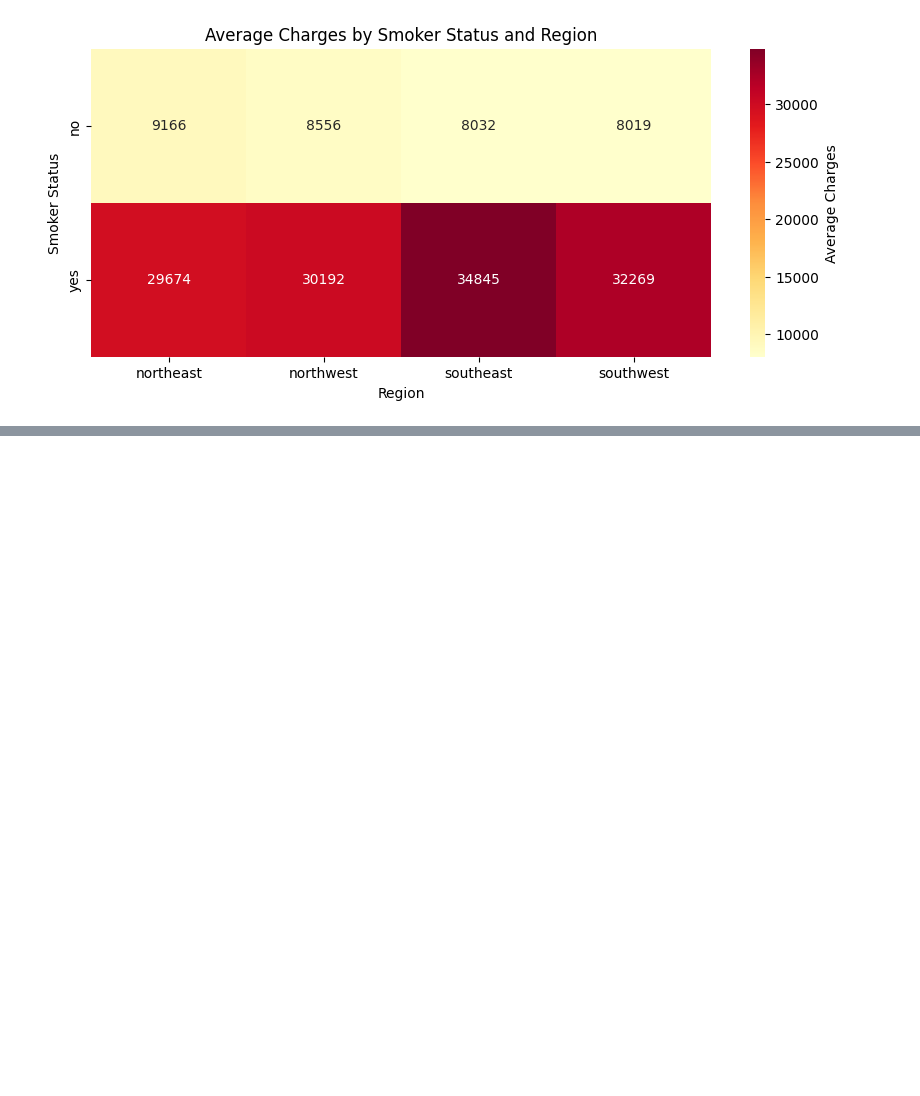
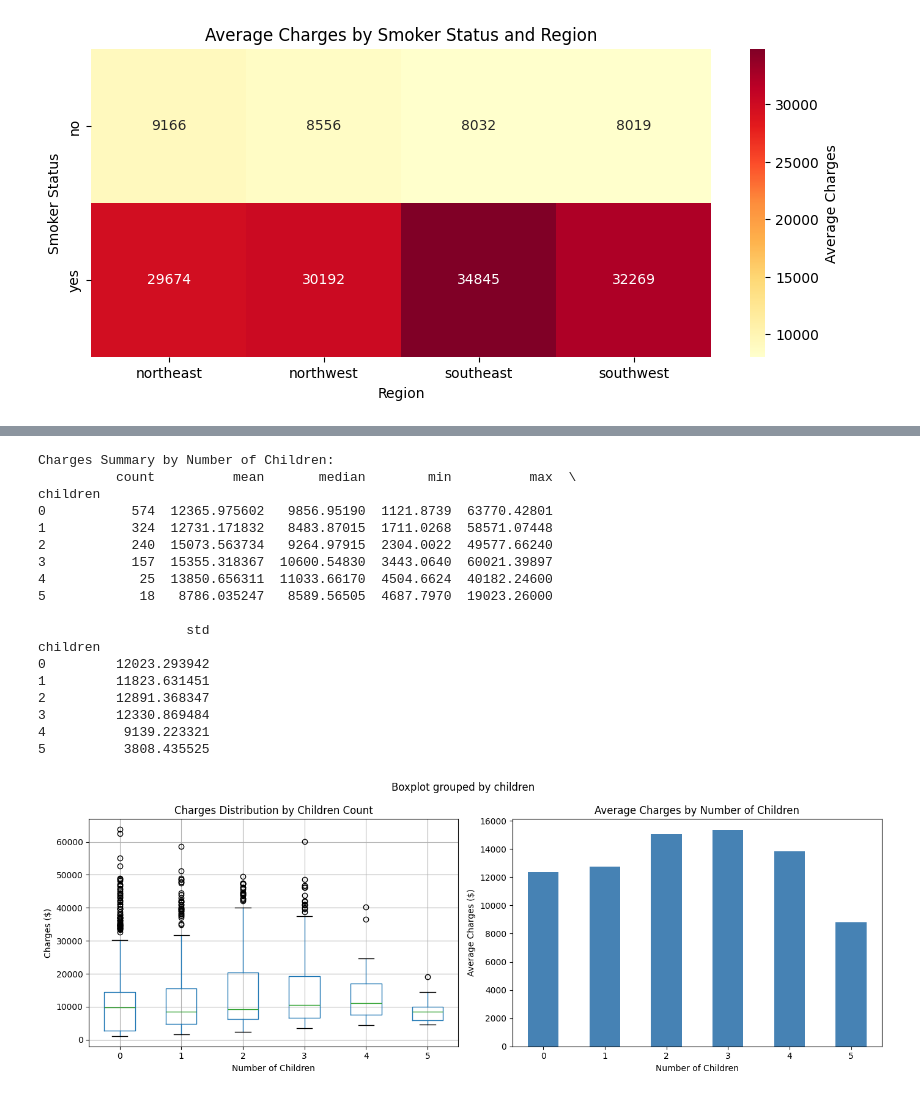
Before and after one commit to cowardclaire/sales-report-numpy, a Jupyter notebook: OneDrive/Documents/vs-code-projects/health-insurance-project/my-jupyter-notebook.ipynb, the cells around one changed output, grey strips where cells are left out. Saved outputs shown, nothing was run; the diff lists cells and outputs as text; code cells hidden in the pictures; blank space fills up the shorter version.

```diff
--- a/OneDrive/Documents/vs-code-projects/health-insurance-project/my-jupyter-notebook.ipynb
+++ b/OneDrive/Documents/vs-code-projects/health-insurance-project/my-jupyter-notebook.ipynb
@@ -139,0 +142,48 @@ ValueError: Mime type rendering requires nbformat>=4.2.0 but it is not installed
+# %%
+# Charges by Children Status
+charges_by_children = df.groupby('children')['charges'].agg(['count', 'mean', 'median', 'min', 'max', 'std'])
+print("Charges Summary by Number of Children:")
+print(charges_by_children)
+print("\n")
+
+# Create visualizations
+fig, axes = plt.subplots(1, 2, figsize=(14, 5))
+
+# Box plot
+df.boxplot(column='charges', by='children', ax=axes[0])
+axes[0].set_title('Charges Distribution by Children Count')
+axes[0].set_xlabel('Number of Children')
+axes[0].set_ylabel('Charges ($)')
+plt.sca(axes[0])
+plt.xticks(rotation=0)
+
+# Bar plot of average charges
+avg_charges = df.groupby('children')['charges'].mean()
+avg_charges.plot(kind='bar', ax=axes[1], color='steelblue')
+axes[1].set_title('Average Charges by Number of Children')
+axes[1].set_xlabel('Number of Children')
+axes[1].set_ylabel('Average Charges ($)')
+axes[1].set_xticklabels(axes[1].get_xticklabels(), rotation=0)
+
+plt.tight_layout()
+plt.show()
+# %% [output]
+Charges Summary by Number of Children:
+          count          mean       median        min          max  \
+children
+0           574  12365.975602   9856.95190  1121.8739  63770.42801
+1           324  12731.171832   8483.87015  1711.0268  58571.07448
+2           240  15073.563734   9264.97915  2304.0022  49577.66240
+3           157  15355.318367  10600.54830  3443.0640  60021.39897
+4            25  13850.656311  11033.66170  4504.6624  40182.24600
+5            18   8786.035247   8589.56505  4687.7970  19023.26000
+
+                   std
+children
+0         12023.293942
+1         11823.631451
+2         12891.368347
+3         12330.869484
+4          9139.223321
+5          3808.435525
+[figure, added]
```
Also changed, not shown: parts of 2 cells of this notebook.
